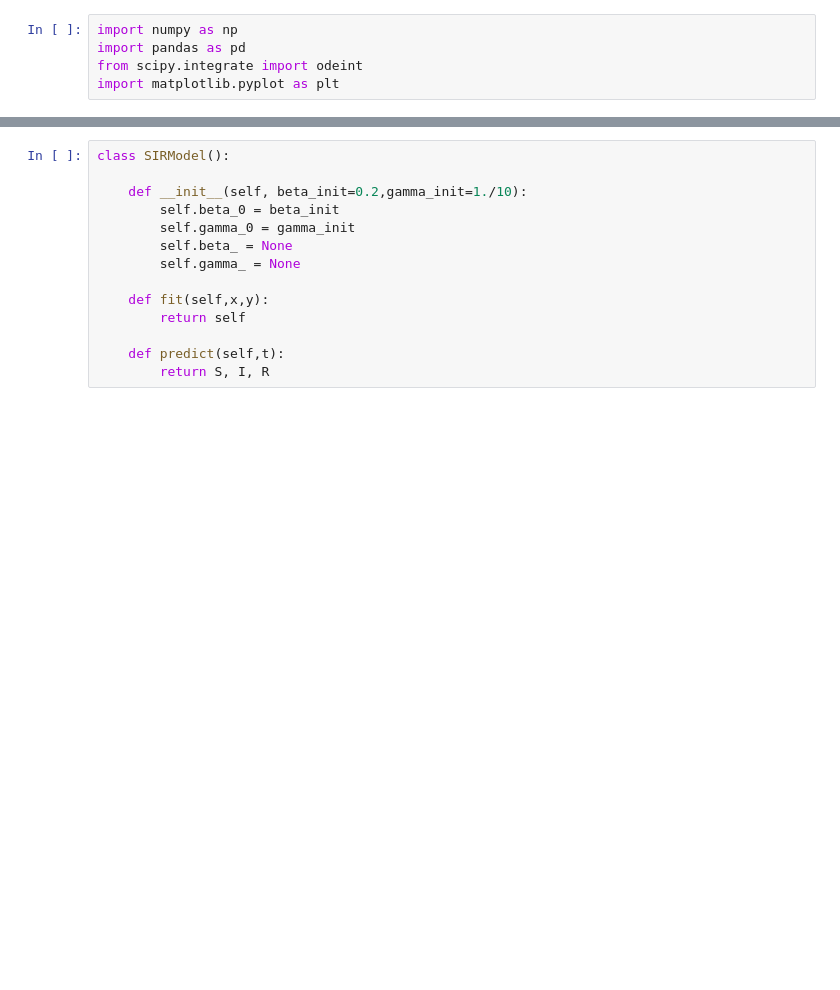
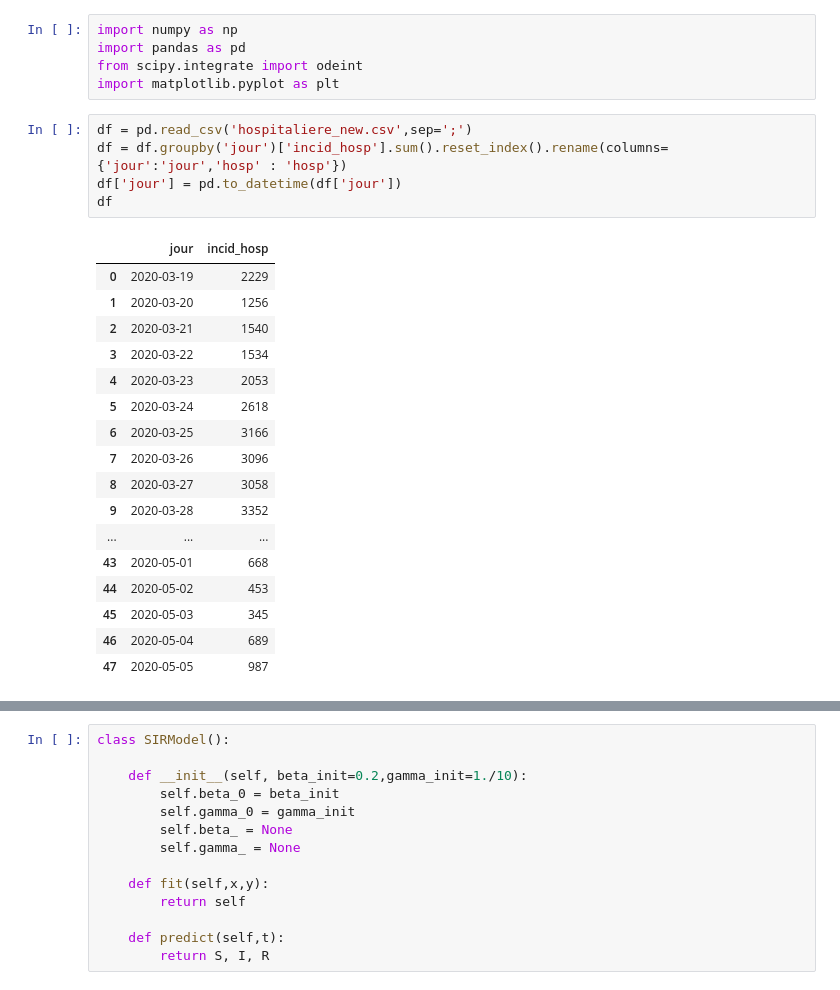
Before and after one commit to klchai/ML_COVID-19, a Jupyter notebook: model/sir.ipynb, the cells around one changed output, grey strips where cells are left out. Saved outputs shown, nothing was run; the diff lists cells and outputs as text; blank space fills up the shorter version.

```diff
--- a/model/sir.ipynb
+++ b/model/sir.ipynb
@@ -3,3 +3,26 @@ import numpy as np
 import pandas as pd
 from scipy.integrate import odeint
 import matplotlib.pyplot as plt
+# %%
+df = pd.read_csv('hospitaliere_new.csv',sep=';')
+df = df.groupby('jour')['incid_hosp'].sum().reset_index().rename(columns={'jour':'jour','hosp' : 'hosp'})
+df['jour'] = pd.to_datetime(df['jour'])
+df
+# %% [output]
+|  | jour | incid_hosp |
+| 0 | 2020-03-19 | 2229 |
+| 1 | 2020-03-20 | 1256 |
+| 2 | 2020-03-21 | 1540 |
+| 3 | 2020-03-22 | 1534 |
+| 4 | 2020-03-23 | 2053 |
+| 5 | 2020-03-24 | 2618 |
+| 6 | 2020-03-25 | 3166 |
+| 7 | 2020-03-26 | 3096 |
+| 8 | 2020-03-27 | 3058 |
+| 9 | 2020-03-28 | 3352 |
+| ... | ... | ... |
+| 43 | 2020-05-01 | 668 |
+| 44 | 2020-05-02 | 453 |
+| 45 | 2020-05-03 | 345 |
+| 46 | 2020-05-04 | 689 |
+| 47 | 2020-05-05 | 987 |
```
Also changed, not shown: parts of 6 cells of this notebook.
